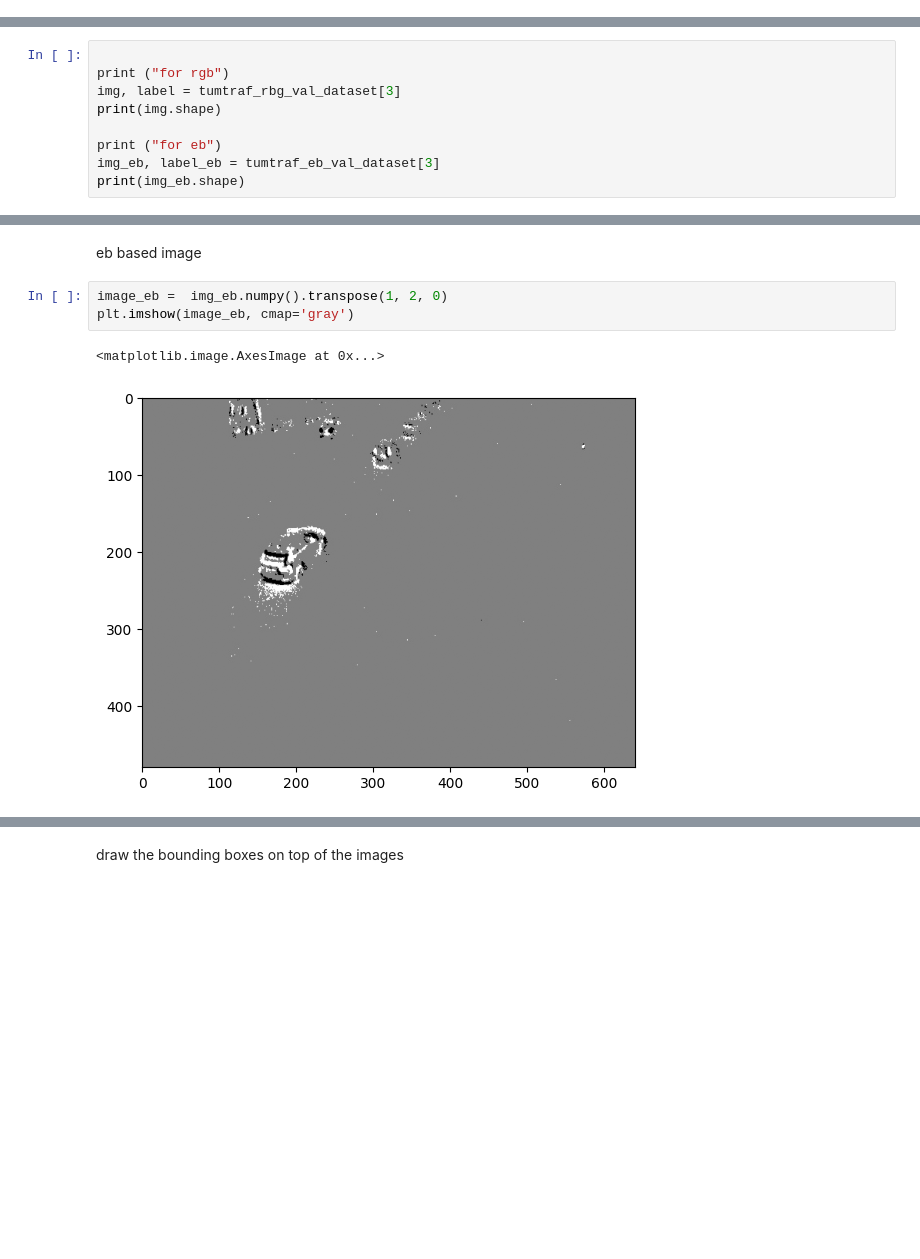
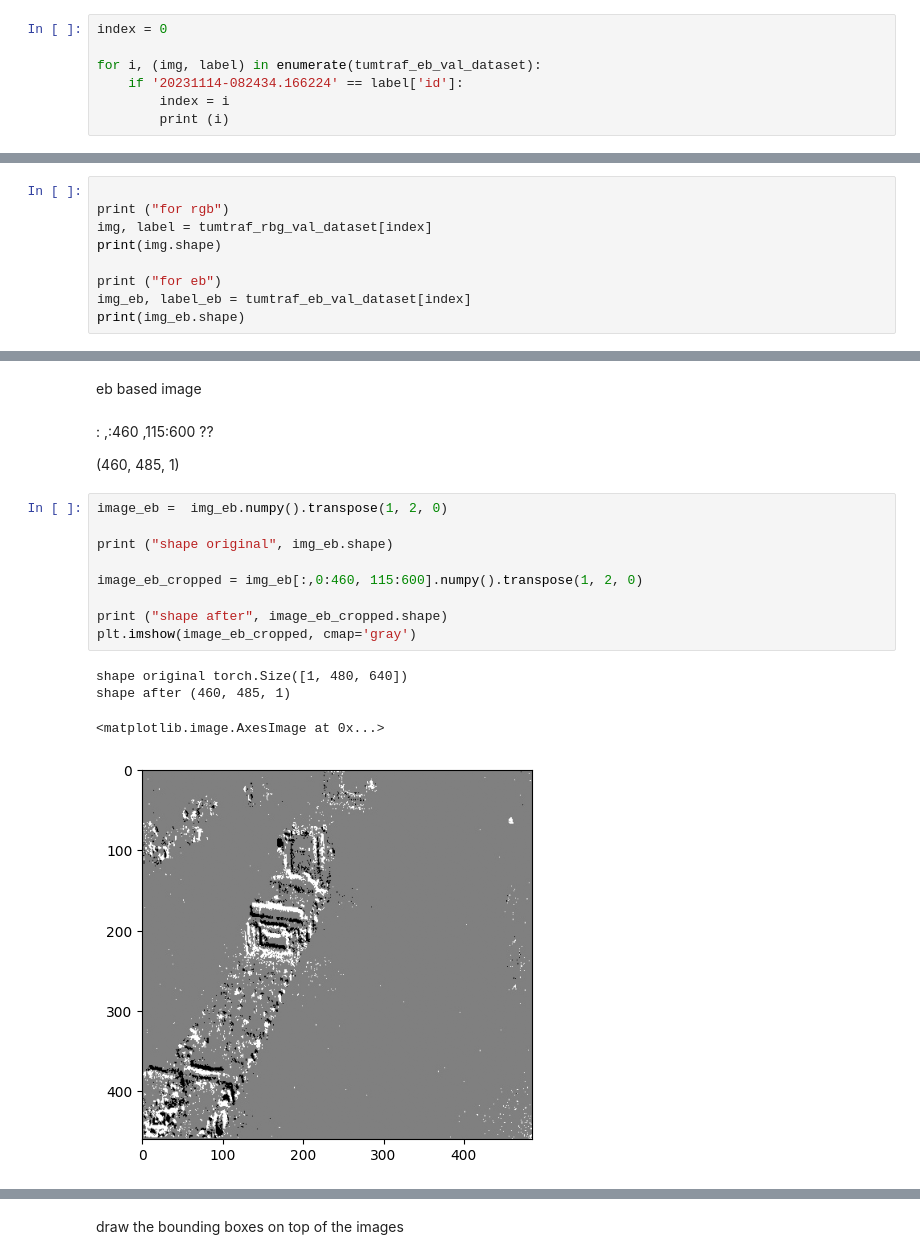
Before and after one commit to eljoserass/noise_in_snn, a Jupyter notebook: notebooks/peekabo.ipynb, the cells around one changed output, grey strips where cells are left out. Cells and saved outputs as stored; diff of their text form; blank space fills up the shorter version.

Commit message:
feat. adding notes on preprocessing and run. json with actual image information in eb_transformed

```diff
--- a/notebooks/peekabo.ipynb
+++ b/notebooks/peekabo.ipynb
@@ -27,3 +33,10 @@ eb_val_label = str(data_dir_val / "OPENLabel_labels_eb")
 
 tumtraf_rbg_val_dataset = TUMTraf(img_dir=rgb_val_data, label_dir=rgb_val_label)
 tumtraf_eb_val_dataset = TUMTraf(img_dir=eb_val_data, label_dir=eb_val_label)
+# %%
+index = 0
+
+for i, (img, label) in enumerate(tumtraf_eb_val_dataset):
+    if '20231114-082434.166224' == label['id']:
+        index = i
+        print (i)
@@ -30,11 +45,11 @@ tumtraf_eb_val_dataset = TUMTraf(img_dir=eb_val_data, label_dir=eb_val_label)
 # %%
 
 print ("for rgb")
-img, label = tumtraf_rbg_val_dataset[3]
+img, label = tumtraf_rbg_val_dataset[index]
 print(img.shape)
 
 print ("for eb")
-img_eb, label_eb = tumtraf_eb_val_dataset[3]
+img_eb, label_eb = tumtraf_eb_val_dataset[index]
 print(img_eb.shape)
 # %% [output]
 for rgb
@@ -98,8 +113,20 @@ plt.imshow(image)
 # %% [markdown]
 eb based image
+# %% [markdown]
+: ,:460 ,115:600 ??
+
+(460, 485, 1)
 # %%
 image_eb =  img_eb.numpy().transpose(1, 2, 0)
-plt.imshow(image_eb, cmap='gray')
+
+print ("shape original", img_eb.shape)
+
+image_eb_cropped = img_eb[:,0:460, 115:600].numpy().transpose(1, 2, 0)
+
+print ("shape after", image_eb_cropped.shape)
+plt.imshow(image_eb_cropped, cmap='gray')
 # %% [output]
-<matplotlib.image.AxesImage at 0x...>
+shape original torch.Size([1, 480, 640])
+shape after (460, 485, 1)
+<matplotlib.image.AxesImage at 0x...>
-[figure, old version]
+[figure, new version]
```
Also changed, not shown: parts of 15 cells of this notebook, 6 other files.
